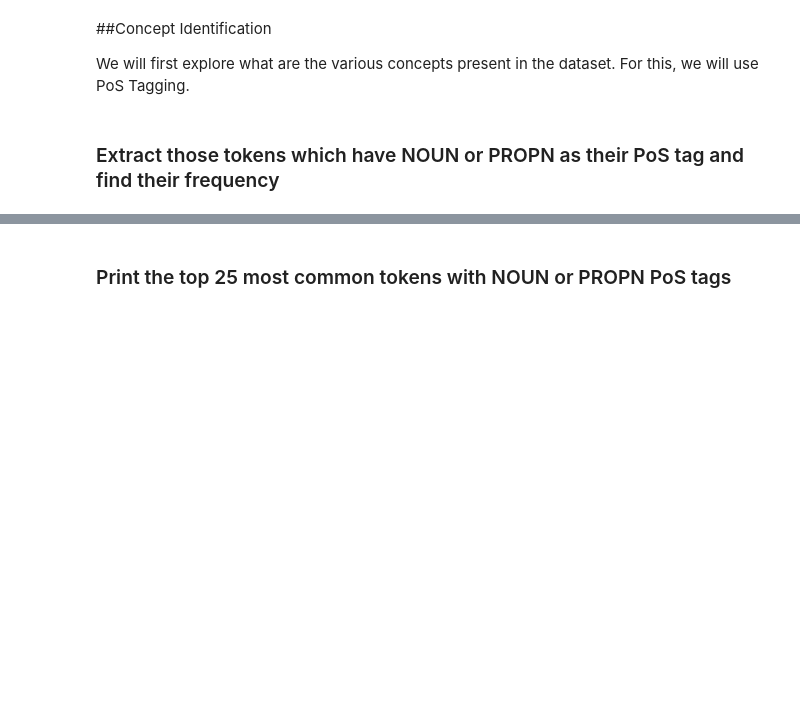
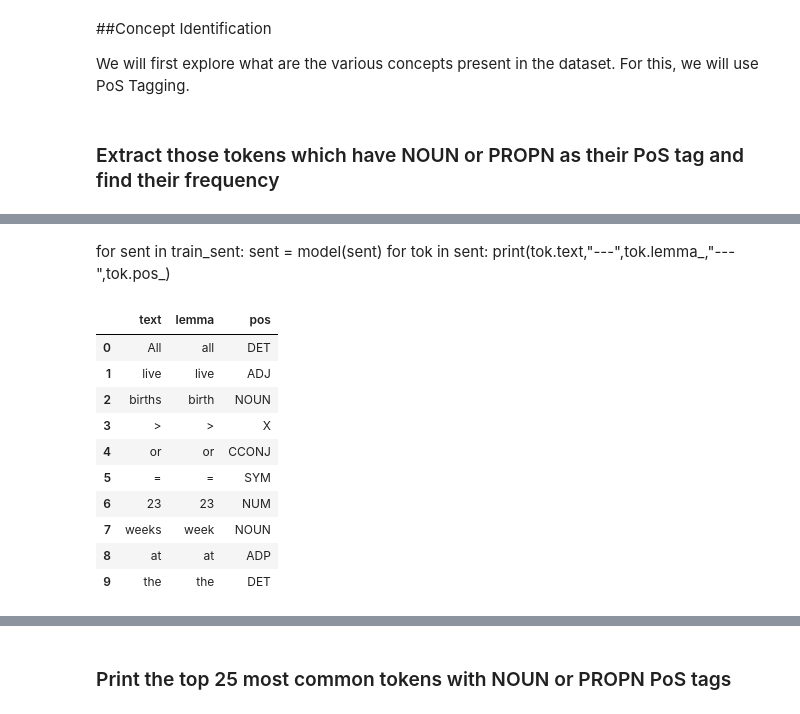
Before and after one commit to abhijeetpj/NLP-Name-Entity-Recognition, a Jupyter notebook: Assignment.ipynb, the cells around one changed output, grey strips where cells are left out. Drawn from its saved outputs; the diff is of its cells as text; code cells hidden in the pictures; blank space fills up the shorter version.

```diff
--- a/Assignment.ipynb
+++ b/Assignment.ipynb
@@ -27,0 +101,5 @@ The dataset provided is in the form of one word per line. Let's understand the f
+# %%
+train_sent = makeSentence(train_sent_dataset)
+train_label = makeSentence(train_label_dataset)
+test_sent = makeSentence(test_sent_dataset)
+test_label = makeSentence(test_label_dataset)
@@ -35,3 +144,7 @@ The dataset provided is in the form of one word per line. Let's understand the f
 We will first explore what are the various concepts present in the dataset. For this, we will use PoS Tagging.
 # %% [markdown]
 ### Extract those tokens which have NOUN or PROPN as their PoS tag and find their frequency
+# %%
+sent = model(train_sent[15])
+for tok in sent:
+    print(tok.text,"---",tok.lemma_,"---",tok.pos_)
@@ -37,0 +165,5 @@ We will first explore what are the various concepts present in the dataset. For
+# %% [markdown]
+for sent in train_sent:
+    sent = model(sent)
+    for tok in sent:
+        print(tok.text,"---",tok.lemma_,"---",tok.pos_)
@@ -37,0 +185,14 @@ We will first explore what are the various concepts present in the dataset. For
+# %%
+df_train_sent.head(10)
+# %% [output]
+|  | text | lemma | pos |
+| 0 | All | all | DET |
+| 1 | live | live | ADJ |
+| 2 | births | birth | NOUN |
+| 3 | > | > | X |
+| 4 | or | or | CCONJ |
+| 5 | = | = | SYM |
+| 6 | 23 | 23 | NUM |
+| 7 | weeks | week | NOUN |
+| 8 | at | at | ADP |
+| 9 | the | the | DET |
```
Also changed, not shown: parts of 26 cells of this notebook.
